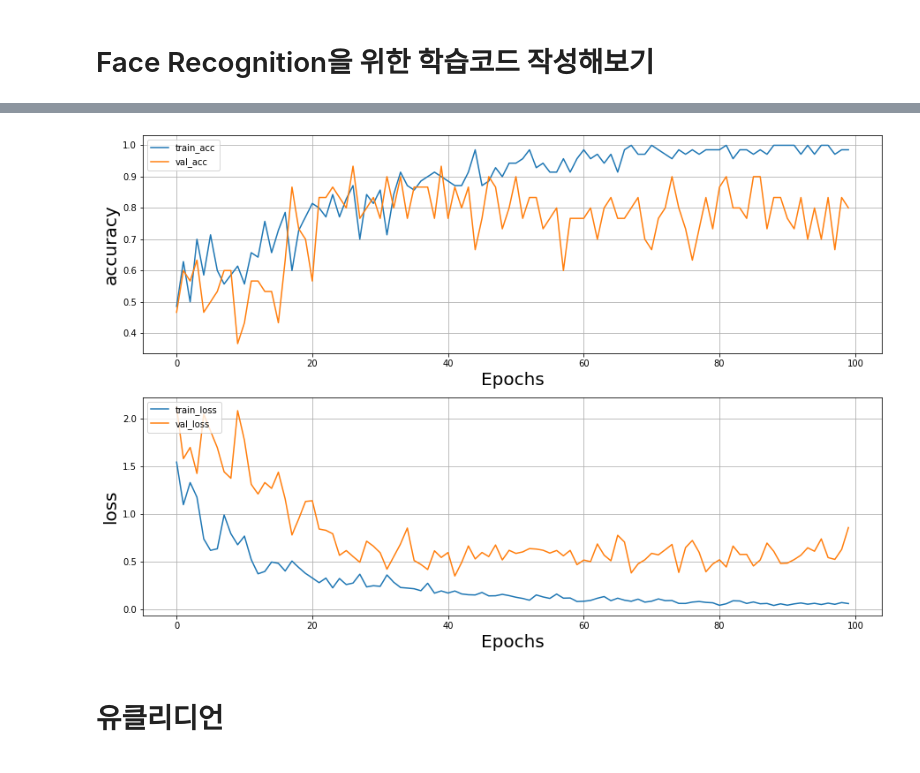
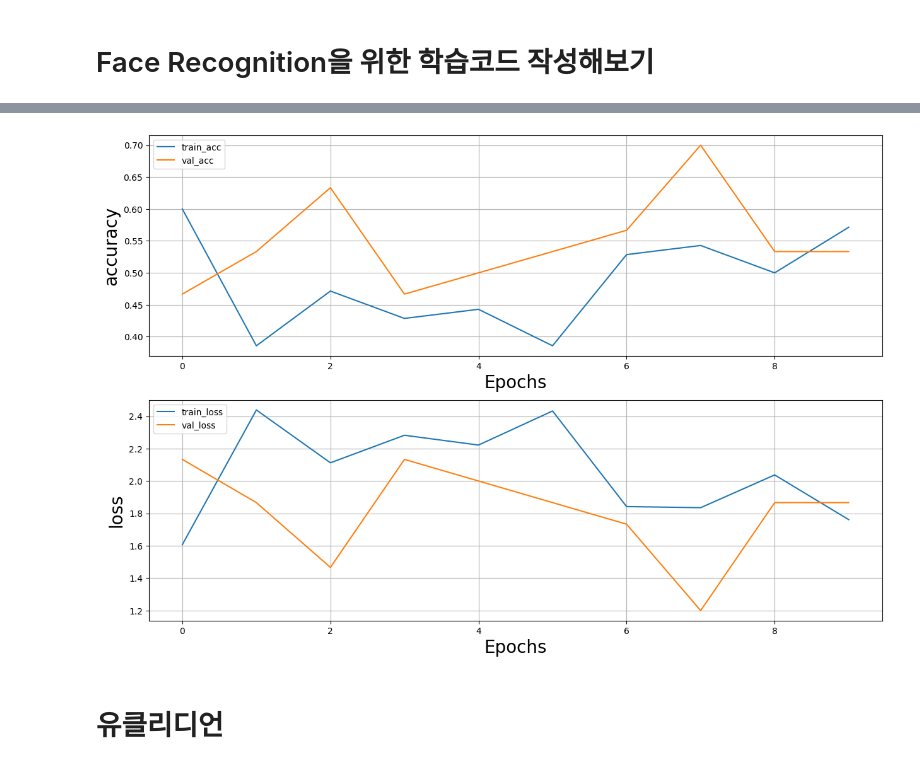
Before and after one commit to Lee-jun-young98/Pytorch_project, a Jupyter notebook: Face_Recognition/Few-shot_learning.ipynb, the cells around one changed output, grey strips where cells are left out. Saved outputs shown, nothing was run; the diff lists cells and outputs as text; code cells hidden in the pictures.

```diff
--- a/Face_Recognition/Few-shot_learning.ipynb
+++ b/Face_Recognition/Few-shot_learning.ipynb
@@ -11,7 +11,7 @@
 import os
 from pathlib import Path
 # %%
-data_dir = "/jf-training-home/datasets_rw/Face-Recognition/"
+data_dir = "D:/SECURITY-DATASET/Face-Recognition/"
 phase = "train"
 # %%
 person_items = []
@@ -176,7 +176,7 @@ class Face_Dataset():
 # 동일인물일때 (positive sampling) -> label/target : 0
 # 다른인물일때 (negative sampling) -> label/target : 1
 # %%
-data_dir = "/jf-training-home/datasets_rw/Face-Recognition/"
+data_dir = "D:/SECURITY-DATASET/Face-Recognition/"
 trn_ds = Face_Dataset(data_dir, phase="train")
 # %%
 index = 0
@@ -436,12 +428,12 @@ def save_model(model_state, model_name):
     os.makedirs("./trained_model", exist_ok=True)
     torch.save(model_state, os.path.join(save_dir, model_name))
 # %%
-data_dir = "/jf-training-home/datasets_rw/Face-Recognition/"
+data_dir = "D:/SECURITY-DATASET/Face-Recognition/"
 is_cuda = True
 
 IMAGE_SIZE = 100
 BATCH_SIZE = 256
-DEVICE = torch.device("cuda:1" if torch.cuda.is_available() and is_cuda else 'cpu')
+DEVICE = torch.device("cuda" if torch.cuda.is_available() and is_cuda else 'cpu')
 
 dataloaders = build_dataloader(data_dir=data_dir, batch_size=BATCH_SIZE)
 model = SiameseNetwork(input_channel=1)
@@ -449,7 +441,7 @@ model = model.to(DEVICE)
 criterion = ContrastiveLoss(margin=2.0)
 optimizer = torch.optim.SGD(model.parameters(), lr=0.001, momentum=0.9)
 # %%
-num_epochs = 100
+num_epochs = 10
 
 train_loss, train_acc = [], []
 val_loss, val_acc = [], []
@@ -486,22 +471,22 @@ for epoch in range(num_epochs):
 # %%
 plt.figure(figsize=(15,10))
 plt.subplot(212)
 plt.plot(range(num_epochs), train_loss, label = "train_loss")
 plt.plot(range(num_epochs), val_loss, label = "val_loss")
 plt.legend(loc = 'upper left')
 plt.xlabel("Epochs", size=20)
 plt.ylabel("loss", size=20)
 plt.grid(True)
 
 plt.subplot(211)
 plt.plot(range(num_epochs), train_acc, label = "train_acc")
 plt.plot(range(num_epochs), val_acc, label = "val_acc")
 plt.legend(loc = 'upper left')
 plt.xlabel("Epochs", size=20)
-plt.ylabel("accuracy", size=20)
+plt.ylabel("accuracy", size=20)b
 plt.grid(True)
 # %% [output]
-[figure, old version]
+[figure, new version]
 # %% [markdown]
 # 유클리디언
 ![image.png](attachment:0f5315df-fcc6-45ae-93e6-6f2122814246.png)
```
Also changed, not shown: parts of 38 cells of this notebook.
